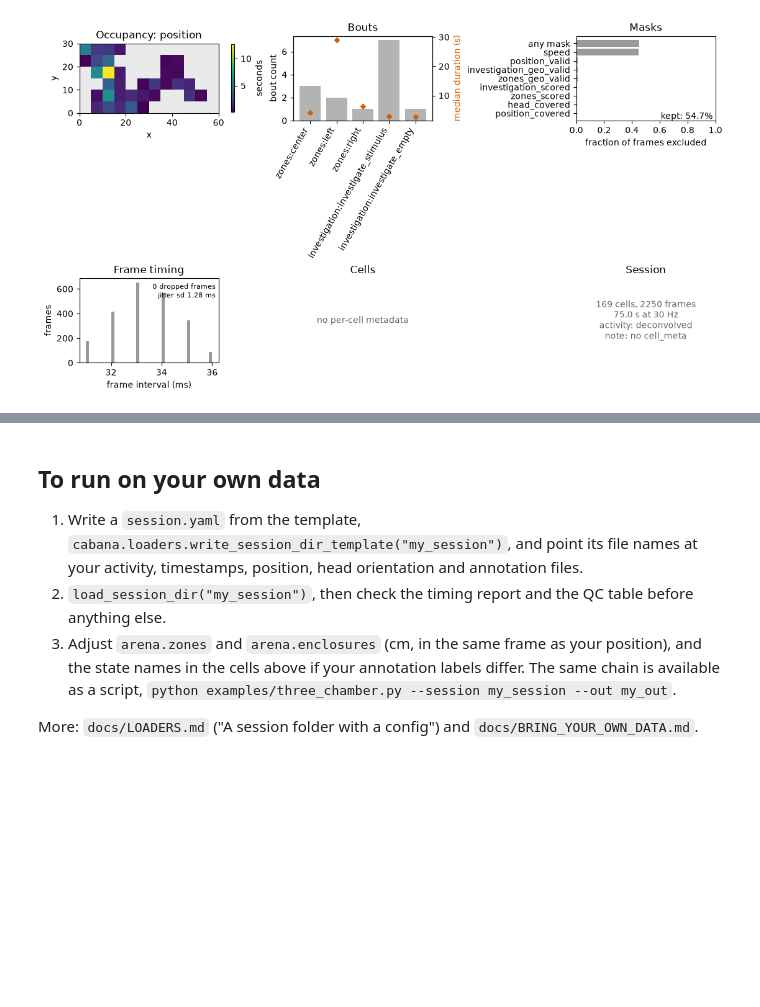
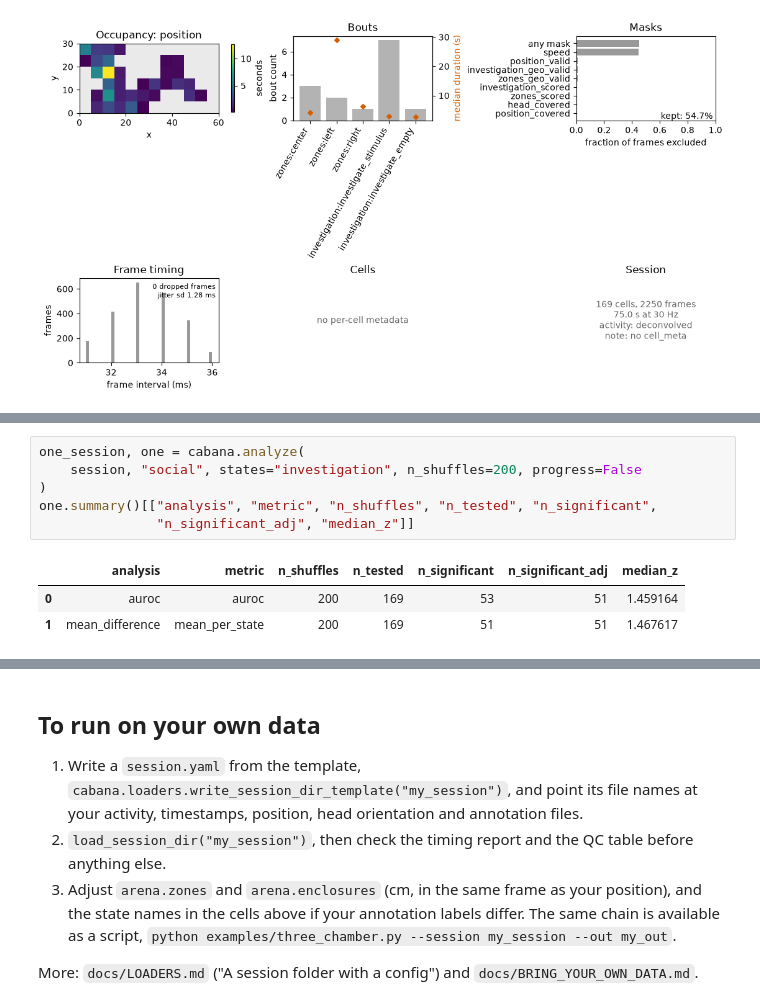
Before and after one commit to miniscope/CaBaNA, a Jupyter notebook: notebooks/three_chamber_walkthrough.ipynb, the cells around one changed output, grey strips where cells are left out. Cells and saved outputs as stored; diff of their text form; blank space fills up the shorter version.

```diff
--- a/notebooks/three_chamber_walkthrough.ipynb
+++ b/notebooks/three_chamber_walkthrough.ipynb
@@ -364,0 +374,10 @@ cabana.plots.plot_session_qa(session);
+# %%
+one_session, one = cabana.analyze(
+    session, "social", states="investigation", n_shuffles=200, progress=False
+)
+one.summary()[["analysis", "metric", "n_shuffles", "n_tested", "n_significant",
+               "n_significant_adj", "median_z"]]
+# %% [output]
+|  | analysis | metric | n_shuffles | n_tested | n_significant | n_significant_adj | median_z |
+| 0 | auroc | auroc | 200 | 169 | 53 | 51 | 1.459164 |
+| 1 | mean_difference | mean_per_state | 200 | 169 | 51 | 51 | 1.467617 |
```
Also changed, not shown: parts of 5 cells of this notebook, 8 other files.
